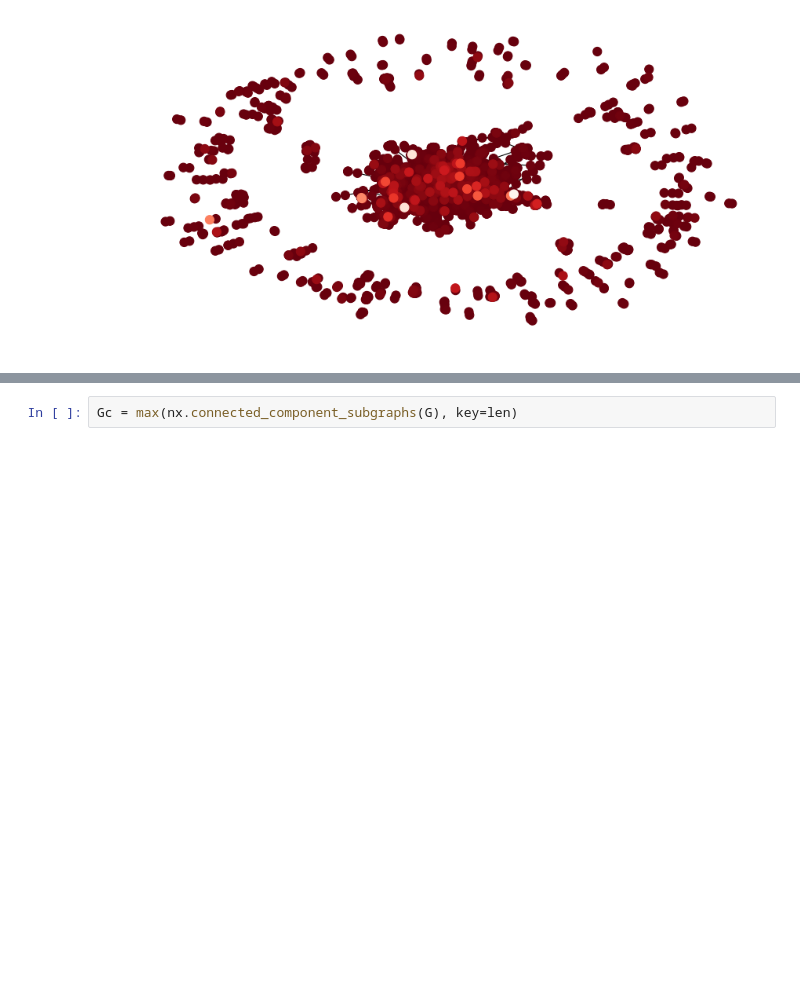
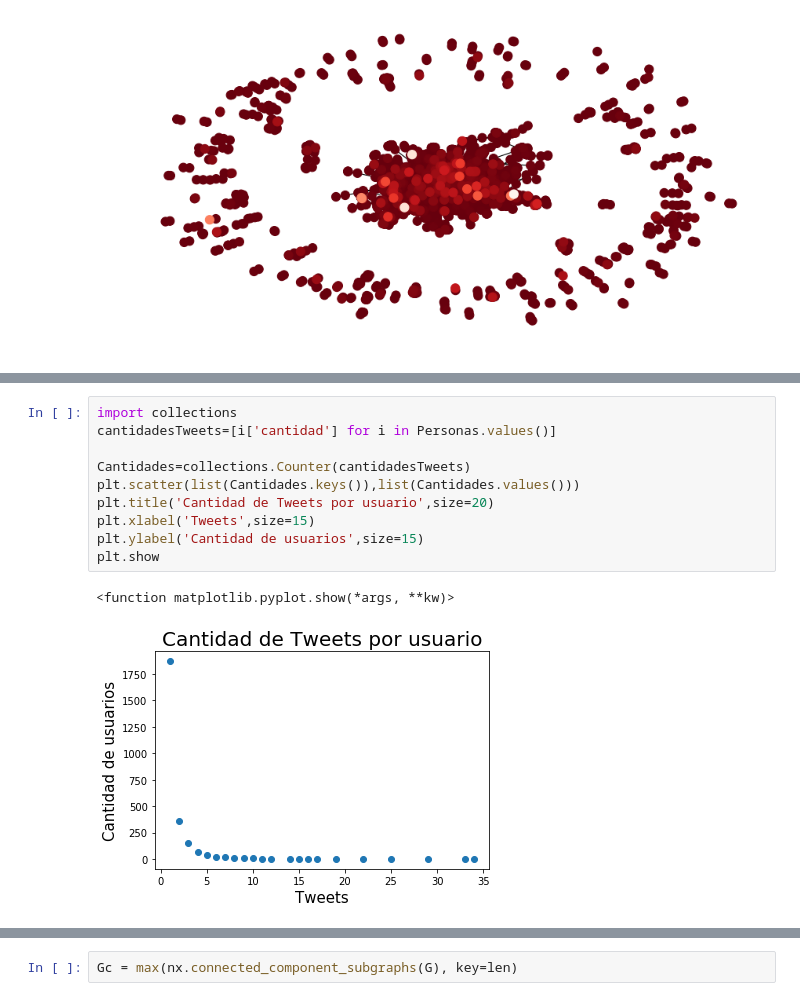
Before and after one commit to alangivre/NocheMuseos, a Jupyter notebook: LevantaTweets.ipynb, the cells around one changed output, grey strips where cells are left out. Drawn from its saved outputs; the diff is of its cells as text; blank space fills up the shorter version.

```diff
--- a/LevantaTweets.ipynb
+++ b/LevantaTweets.ipynb
@@ -473,0 +464,13 @@ print (nx.number_of_nodes(G),nx.number_of_edges(G))
+# %%
+import collections
+cantidadesTweets=[i['cantidad'] for i in Personas.values()]
+
+Cantidades=collections.Counter(cantidadesTweets)
+plt.scatter(list(Cantidades.keys()),list(Cantidades.values()))
+plt.title('Cantidad de Tweets por usuario',size=20)
+plt.xlabel('Tweets',size=15)
+plt.ylabel('Cantidad de usuarios',size=15)
+plt.show
+# %% [output]
+<function matplotlib.pyplot.show(*args, **kw)>
+[figure, added]
```
Also changed, not shown: parts of 20 cells of this notebook.
